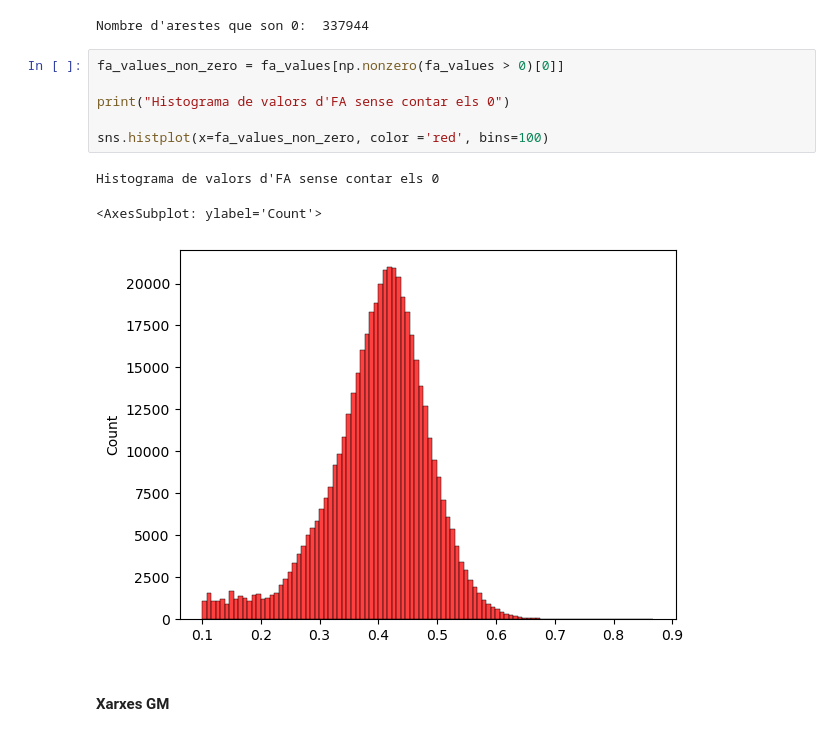
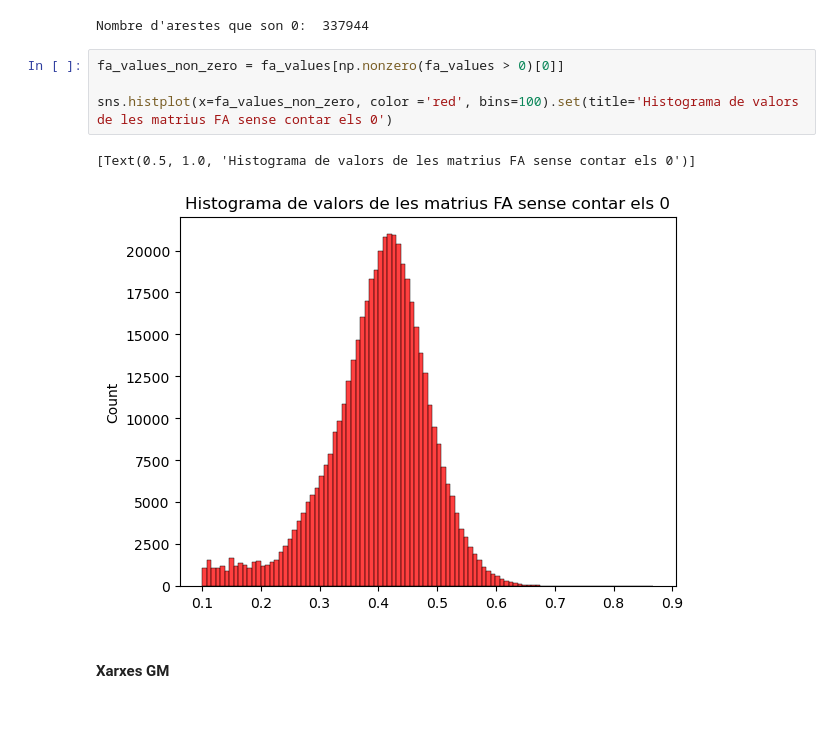
Before and after one commit to martibruix/Codi_TFG, a Jupyter notebook: analisi.ipynb, the cells around one changed output. Saved outputs shown, nothing was run; the diff lists cells and outputs as text.

```diff
--- a/analisi.ipynb
+++ b/analisi.ipynb
@@ -139,13 +139,10 @@ Nombre d'arestes que son 0:  337944
 # %%
 fa_values_non_zero = fa_values[np.nonzero(fa_values > 0)[0]]
 
-print("Histograma de valors d'FA sense contar els 0")
-
-sns.histplot(x=fa_values_non_zero, color ='red', bins=100)
+sns.histplot(x=fa_values_non_zero, color ='red', bins=100).set(title='Histograma de valors de les matrius FA sense contar els 0')
 # %% [output]
-Histograma de valors d'FA sense contar els 0
+[Text(0.5, 1.0, 'Histograma de valors de les matrius FA sense contar els 0')]
-<AxesSubplot: ylabel='Count'>
-[figure, old version]
+[figure, new version]
 # %% [markdown]
 #### Xarxes GM
 # %%
```
Also changed, not shown: parts of 73 cells of this notebook.
